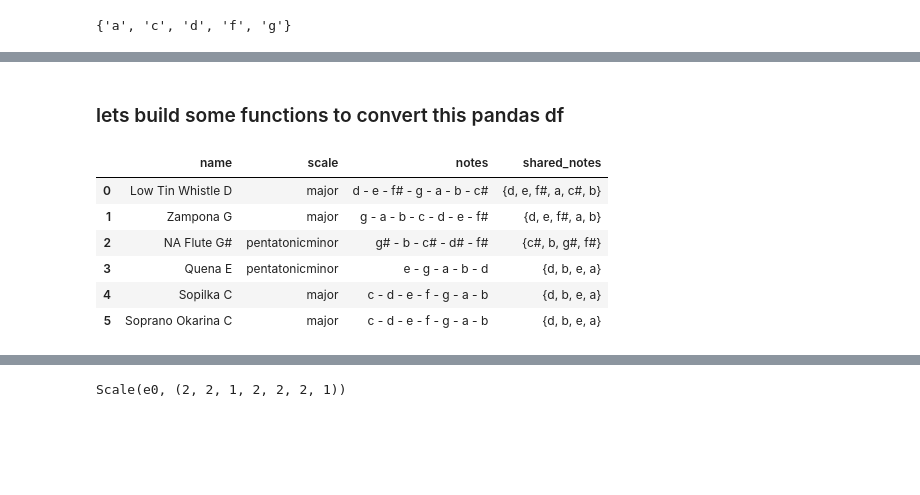
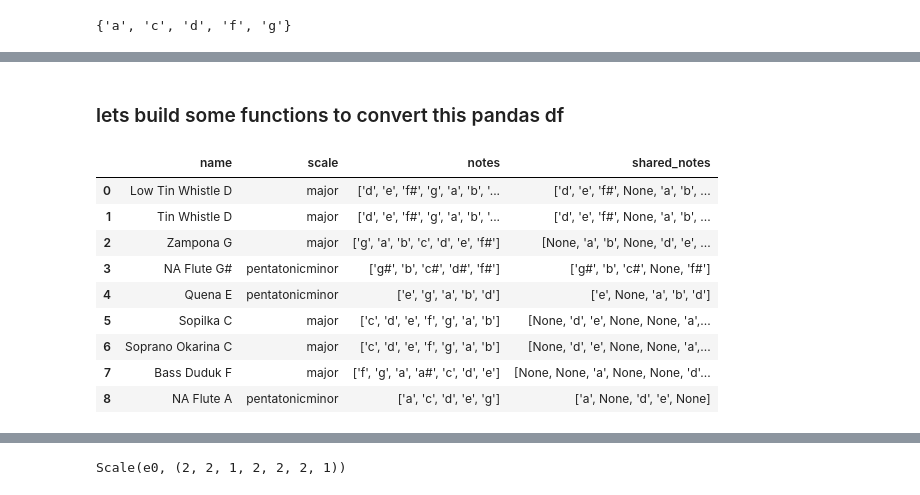
Before and after one commit to krysopath/jupyter-examples, a Jupyter notebook: music-theory.ipynb, the cells around one changed output, grey strips where cells are left out. Saved outputs shown, nothing was run; the diff lists cells and outputs as text; code cells hidden in the pictures; blank space fills up the shorter version.

```diff
--- a/music-theory.ipynb
+++ b/music-theory.ipynb
@@ -281,2 +241,0 @@ find_similar_instrument(duduk_in_Amaj, instruments, 3)
-# %% [markdown]
-### lets build some functions to convert this pandas df
@@ -300,13 +242,2 @@ def to_dataframe(data, fn):
-# %%
-to_dataframe(
-    find_similar_instrument(duduk_in_Amaj, instruments, 6),
-    serialize_similar_instrument_search
-)
-# %% [output]
-|  | name | scale | notes | shared_notes |
-| 0 | Low Tin Whistle D | major | d - e - f# - g - a - b - c# | {d, e, f#, a, c#, b} |
-| 1 | Zampona G | major | g - a - b - c - d - e - f# | {d, e, f#, a, b} |
-| 2 | NA Flute G# | pentatonicminor | g# - b - c# - d# - f# | {c#, b, g#, f#} |
-| 3 | Quena E | pentatonicminor | e - g - a - b - d | {d, b, e, a} |
-| 4 | Sopilka C | major | c - d - e - f - g - a - b | {d, b, e, a} |
-| 5 | Soprano Okarina C | major | c - d - e - f - g - a - b | {d, b, e, a} |
+# %% [markdown]
+### lets build some functions to convert this pandas df
@@ -313,2 +263,18 @@ to_dataframe(
+# %%
+to_dataframe(
+    find_similar_instrument(duduk_a, instruments, 9),
+    serialize_similar_instrument_search
+)
+# %% [output]
+|  | name | scale | notes | shared_notes |
+| 0 | Low Tin Whistle D | major | ['d', 'e', 'f#', 'g', 'a', 'b', '... | ['d', 'e', 'f#', None, 'a', 'b', ... |
+| 1 | Tin Whistle D | major | ['d', 'e', 'f#', 'g', 'a', 'b', '... | ['d', 'e', 'f#', None, 'a', 'b', ... |
+| 2 | Zampona G | major | ['g', 'a', 'b', 'c', 'd', 'e', 'f#'] | [None, 'a', 'b', None, 'd', 'e', ... |
+| 3 | NA Flute G# | pentatonicminor | ['g#', 'b', 'c#', 'd#', 'f#'] | ['g#', 'b', 'c#', None, 'f#'] |
+| 4 | Quena E | pentatonicminor | ['e', 'g', 'a', 'b', 'd'] | ['e', None, 'a', 'b', 'd'] |
+| 5 | Sopilka C | major | ['c', 'd', 'e', 'f', 'g', 'a', 'b'] | [None, 'd', 'e', None, None, 'a',... |
+| 6 | Soprano Okarina C | major | ['c', 'd', 'e', 'f', 'g', 'a', 'b'] | [None, 'd', 'e', None, None, 'a',... |
+| 7 | Bass Duduk F | major | ['f', 'g', 'a', 'a#', 'c', 'd', 'e'] | [None, None, 'a', None, None, 'd'... |
+| 8 | NA Flute A | pentatonicminor | ['a', 'c', 'd', 'e', 'g'] | ['a', None, 'd', 'e', None] |
 # %%
 to_dataframe(
```
Also changed, not shown: parts of 69 cells of this notebook.
